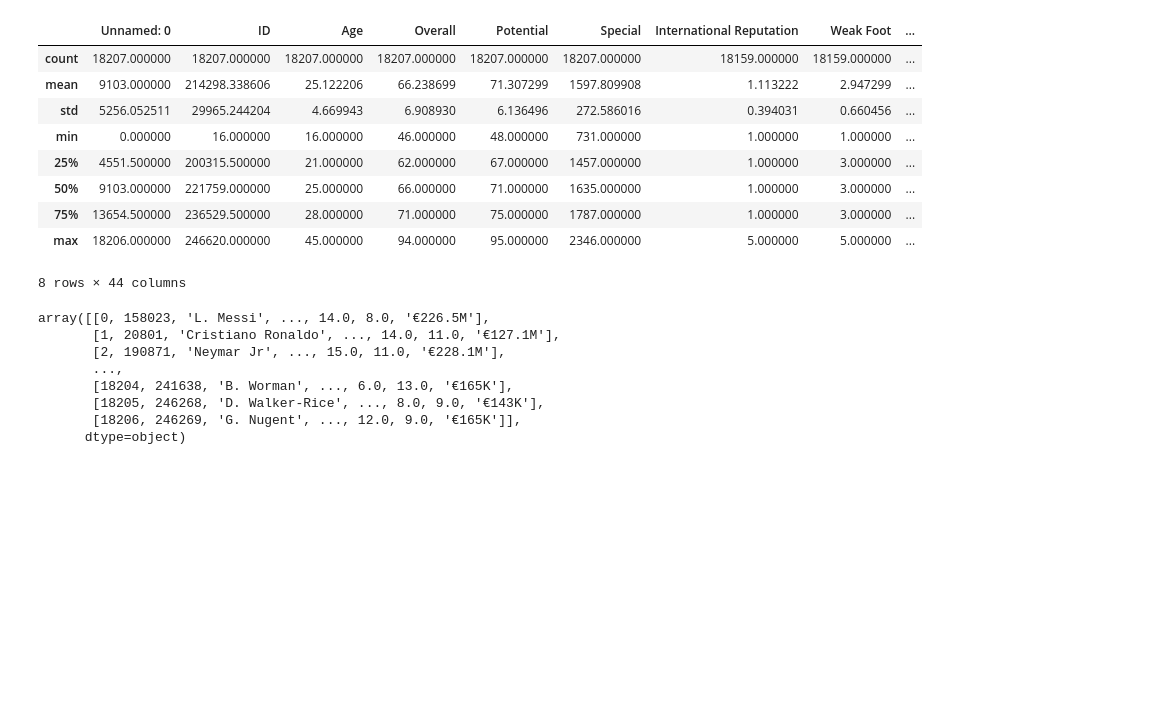
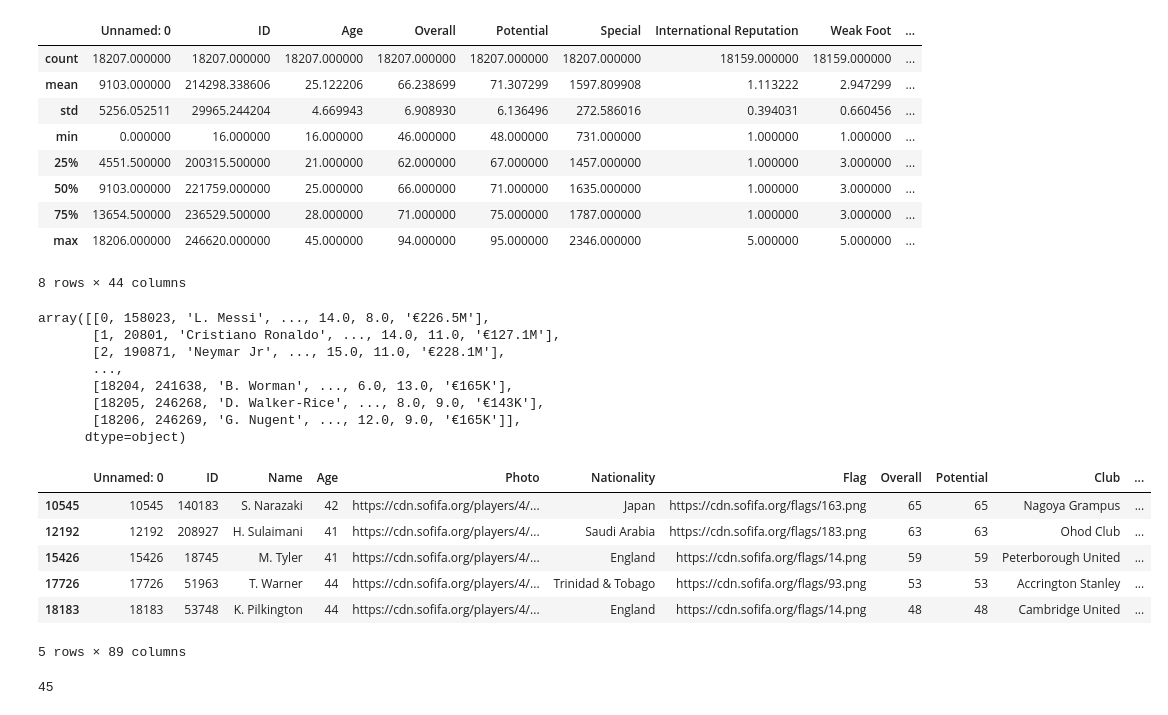
Before and after one commit to TheKinng96/PythonFifaDataAnalysing, a Jupyter notebook: fifa.ipynb, the cells around one changed output. Saved outputs shown, nothing was run; the diff lists cells and outputs as text; code cells hidden in the pictures; blank space fills up the shorter version.

```diff
--- a/fifa.ipynb
+++ b/fifa.ipynb
@@ -42,4 +42,16 @@ array([[0, 158023, 'L. Messi', ..., 14.0, 8.0, '€226.5M'],
        [18206, 246269, 'G. Nugent', ..., 12.0, 9.0, '€165K']],
       dtype=object)
 # %%
-data_frame[data_frame["Age"] > 40]
+data_frame[data_frame["Age"] > 40].tail()
+# %% [output]
+|  | Unnamed: 0 | ID | Name | Age | Photo | Nationality | Flag | Overall | Potential | Club | ... |
+| 10545 | 10545 | 140183 | S. Narazaki | 42 | https://cdn.sofifa.org/players/4/... | Japan | https://cdn.sofifa.org/flags/163.png | 65 | 65 | Nagoya Grampus | ... |
+| 12192 | 12192 | 208927 | H. Sulaimani | 41 | https://cdn.sofifa.org/players/4/... | Saudi Arabia | https://cdn.sofifa.org/flags/183.png | 63 | 63 | Ohod Club | ... |
+| 15426 | 15426 | 18745 | M. Tyler | 41 | https://cdn.sofifa.org/players/4/... | England | https://cdn.sofifa.org/flags/14.png | 59 | 59 | Peterborough United | ... |
+| 17726 | 17726 | 51963 | T. Warner | 44 | https://cdn.sofifa.org/players/4/... | Trinidad & Tobago | https://cdn.sofifa.org/flags/93.png | 53 | 53 | Accrington Stanley | ... |
+| 18183 | 18183 | 53748 | K. Pilkington | 44 | https://cdn.sofifa.org/players/4/... | England | https://cdn.sofifa.org/flags/14.png | 48 | 48 | Cambridge United | ... |
+5 rows × 89 columns
+# %%
+data_frame["Age"].max()
+# %% [output]
+45
```
Also changed, not shown: parts of 4 cells of this notebook.
